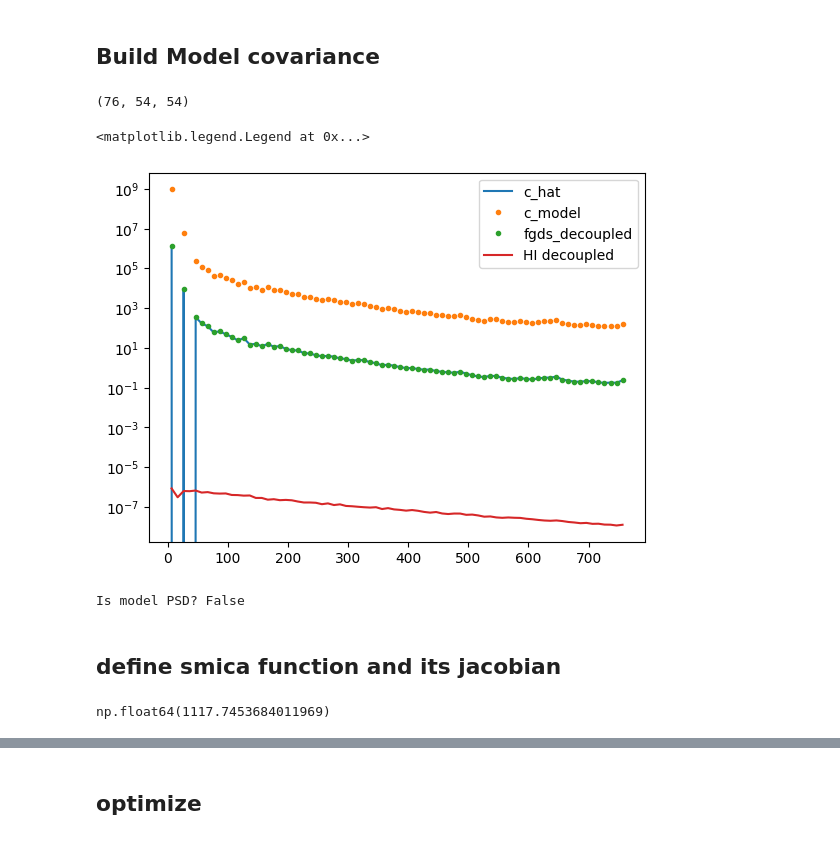
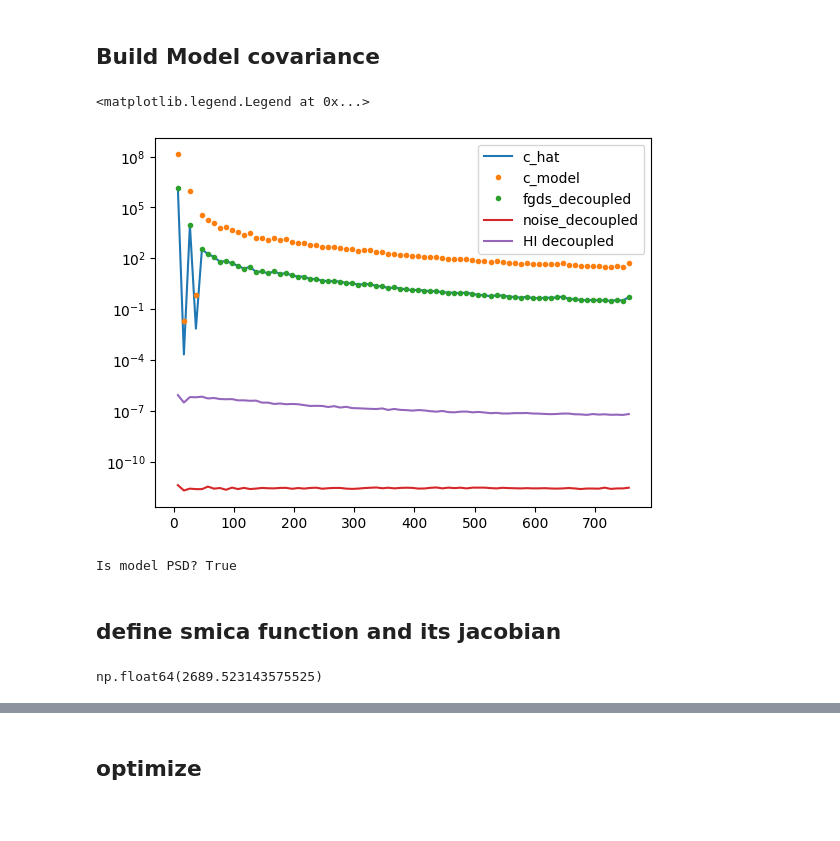
Before and after one commit to urwa99/SMICA_Paper, a Jupyter notebook: Notebooks_1/smica_test.ipynb, the cells around one changed output, grey strips where cells are left out. Saved outputs shown, nothing was run; the diff lists cells and outputs as text; code cells hidden in the pictures.

```diff
--- a/Notebooks_1/smica_test.ipynb
+++ b/Notebooks_1/smica_test.ipynb
@@ -91,8 +91,8 @@ def rotate_maps(map: np.ndarray)-> np.ndarray:
     rot=hp.rotator.Rotator(coord=['G', 'C'])
     rotated=np.zeros_like(map)
     for i in range(nfreqs):
-        # print(f"Rotating map {i+1}")
-        rotated[i]=rot.rotate_map_pixel(map[i])
+        print(f"Rotating map {i+1}")
+        rotated[i]=rot.rotate_map_alms(map[i])
     return rotated
 
 rotated_fgds=rotate_maps(fgds)
@@ -252,5 +278,7 @@ processing map 53
 # %%
 # np.save('dec_fgds.npy', dec_fgds)
 # np.save('dec_hi.npy', dec_hi)
-# np.save('dec_noise.npy', dec_noise)
-# np.save('dec_sky.npy', dec_sky)
+np.save('dec_noise.npy', dec_noise)
+np.save('dec_sky.npy', dec_sky)
+dec_fgds=np.load('dec_fgds.npy')
+dec_hi=np.load('dec_hi.npy')
@@ -342,0 +389,16 @@ np.float64(0.13221359252929688)
+# %%
+c_hat=np.zeros((n_bins, nfreqs, nfreqs)) #clip any eigenvalues that are negative and put to zerp
+for b in range(n_bins):
+
+    cov = 0.5 * (dec_sky[b] + dec_sky[b].T) #symmetric or Hermitian?
+
+    # Eigen-decomposition (since it's symmetric, use eigh)
+    eigvals, eigvecs = np.linalg.eigh(cov)
+
+    # Zero out negative eigenvalues
+    eigvals_clipped = np.clip(eigvals, a_min=0, a_max=None)
+
+    epsilon=1e-12
+
+    # Reconstruct the covariance matrix
+    c_hat[b] = (eigvecs @ np.diag(eigvals_clipped) @ eigvecs.T)#+ epsilon*np.identity(nfreqs)
@@ -377,8 +461,8 @@ def pca(empirical, r, f):
         P_b[b] = 0.5 * (P_b[b] + P_b[b].T) + epsilon * np.eye(r)
     return eigvals,F_i, P_b*f
 # %%
-factor=700
-_,F_pca, P_b_pca = pca(dec_sky,r, factor)
+factor=100
+_,F_pca, P_b_pca = pca(c_hat,r, factor)
 # F_pca, P_b_pca = guess_params(nfreqs, n_bins,r)
 # e,F_pca, P_b_pca = pca_extended_random_fill(c_hat,5,2)
 print(F_pca.shape)
@@ -417,28 +484,24 @@ def model_covariance(F, P_b,C_HI,C_noise):
         C_b[b,:,:]= C_HI[b,:,:] + C_noise[b,:,:] + np.dot(F,np.dot(P_b[b,:,:], F.T))
     return C_b
 c_model= model_covariance(F_pca, P_b_pca,dec_hi,dec_noise)
-# %%
-c_model.shape
-# %% [output]
-(76, 54, 54)
 # %%
-plt.plot(leff,dec_sky[:,10,10], label='c_hat')
+plt.plot(leff,c_hat[:,10,10], label='c_hat')
 plt.plot(leff,c_model[:,10,10],'.', label='c_model')
 plt.plot(leff,dec_fgds[:,10,10],'.', label='fgds_decoupled')
-# plt.plot(leff,dec_noise[:,10,10], label='noise_decoupled')
+plt.plot(leff,dec_noise[:,10,10], label='noise_decoupled')
 plt.plot(leff,dec_hi[:,10,10], label='HI decoupled')
 plt.yscale('log')
 plt.legend()
 # %% [output]
 <matplotlib.legend.Legend at 0x...>
-[figure, old version]
+[figure, new version]
 # %%
-def is_psd(P, tol=0):
+def is_psd(P, tol=1e-6):
     eigenvalues = np.linalg.eigvalsh(P)  # symmetric-optimized
     return np.all(eigenvalues >= -tol)
 print("Is model PSD?", is_psd(c_model))
 # %% [output]
-Is model PSD? False
+Is model PSD? True
 # %% [markdown]
 ## define smica function and its jacobian
 # %%
@@ -447,7 +510,14 @@ def smica(params):
     # Reshape the flattened params back into F_init and P_b_init
 
     F_i = params[:nfreqs * r].reshape((nfreqs, r))
-    P_b = params[nfreqs * r:].reshape((leff.size,r,r))
+    # P_b = params[nfreqs * r:].reshape((n_bins,r,r))
+    L_flat = params[nfreqs * r:].reshape((n_bins, r, r))
+
+    # Build P_b from L_b
+    P_b = np.zeros((n_bins, r, r))
+    for b in range(n_bins):
+        L = np.tril(L_flat[b])
+        P_b[b] = L @ L.T + 1e-6 * np.eye(r)  # Ensure PSD by construction
 
 
     # === Compute the cost function ===
@@ -457,8 +527,8 @@ def smica(params):
         model=  dec_hi[b]+ dec_noise[b]+ np.dot(F_i, np.dot(P_b[b], F_i.T))
         model_inv= np.linalg.inv(model)
 
-        sign, logdet= np.linalg.slogdet(np.dot(dec_sky[b],model_inv))
-        trace=np.trace(np.dot(dec_sky[b] , model_inv))
+        sign, logdet= np.linalg.slogdet(np.dot(c_hat[b],model_inv))
+        trace=np.trace(np.dot(c_hat[b] , model_inv))
 
         term = -logdet + trace-nfreqs
         cost += term
@@ -466,4 +536,4 @@ def smica(params):
     return cost
 smica(params_pca)
 # %% [output]
-np.float64(1117.7453684011969)
+np.float64(2689.523143575525)
```
Also changed, not shown: parts of 26 cells of this notebook.
